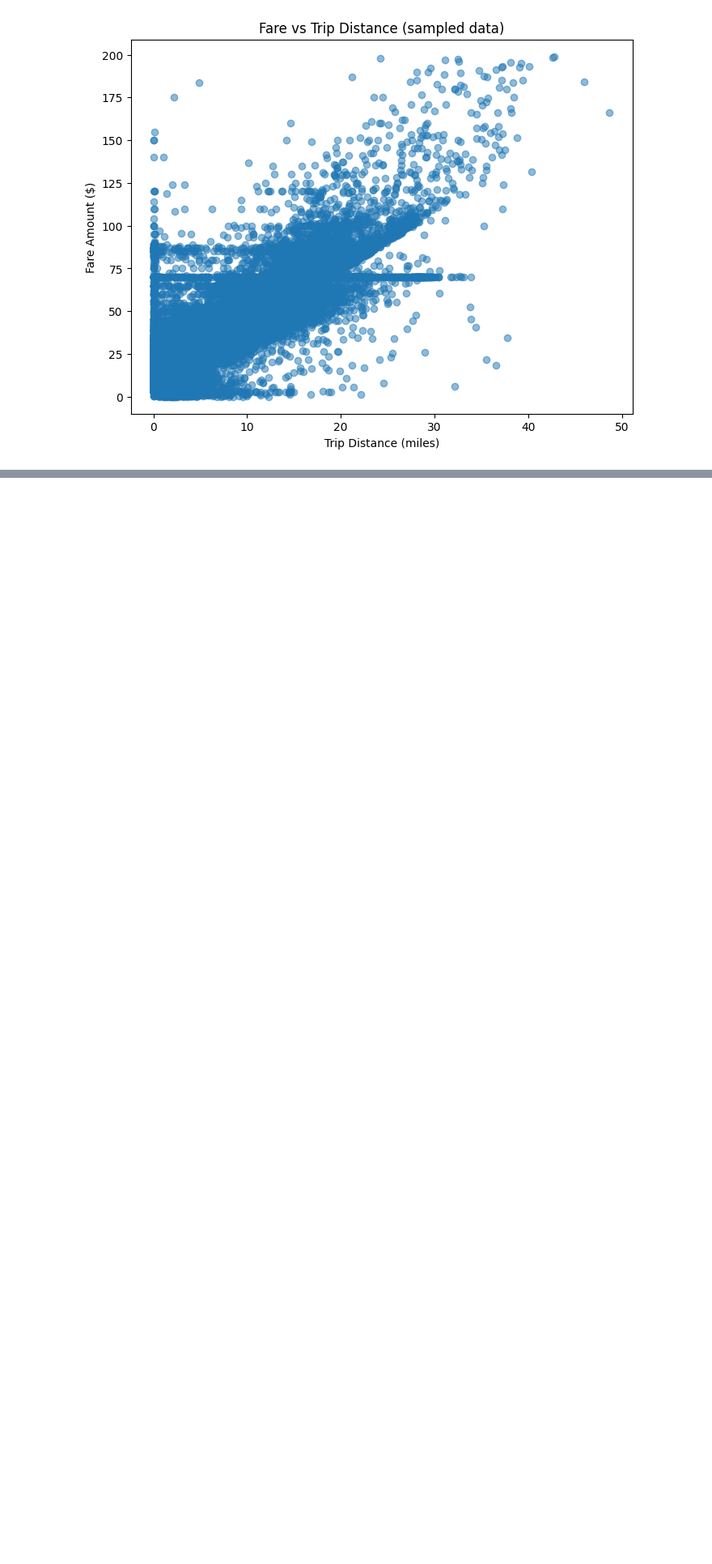
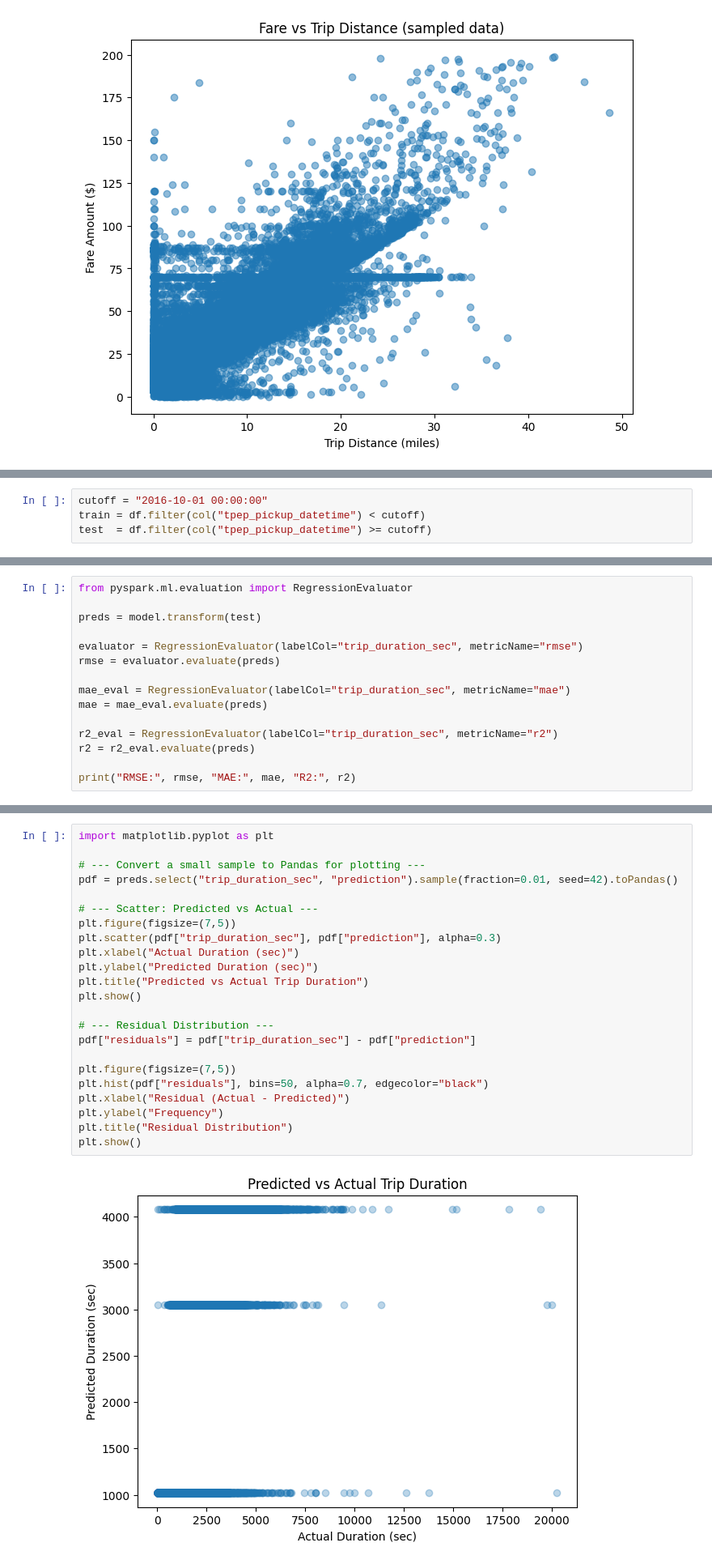
Before and after one commit to Bishnu2430/NYC-TLC, a Jupyter notebook: nyc-tlc.ipynb, the cells around one changed output, grey strips where cells are left out. Shown at 81% size. Cells and saved outputs as stored; diff of their text form; blank space fills up the shorter version.

```diff
--- a/nyc-tlc.ipynb
+++ b/nyc-tlc.ipynb
@@ -350,0 +362,4 @@ By leveraging big data technologies like **Hadoop + Spark**, we can transform ra
+# %%
+cutoff = "2016-10-01 00:00:00"
+train = df.filter(col("tpep_pickup_datetime") < cutoff)
+test  = df.filter(col("tpep_pickup_datetime") >= cutoff)
@@ -350,0 +381,15 @@ By leveraging big data technologies like **Hadoop + Spark**, we can transform ra
+# %%
+from pyspark.ml.evaluation import RegressionEvaluator
+
+preds = model.transform(test)
+
+evaluator = RegressionEvaluator(labelCol="trip_duration_sec", metricName="rmse")
+rmse = evaluator.evaluate(preds)
+
+mae_eval = RegressionEvaluator(labelCol="trip_duration_sec", metricName="mae")
+mae = mae_eval.evaluate(preds)
+
+r2_eval = RegressionEvaluator(labelCol="trip_duration_sec", metricName="r2")
+r2 = r2_eval.evaluate(preds)
+
+print("RMSE:", rmse, "MAE:", mae, "R2:", r2)
@@ -350,0 +404,25 @@ By leveraging big data technologies like **Hadoop + Spark**, we can transform ra
+# %%
+import matplotlib.pyplot as plt
+
+# --- Convert a small sample to Pandas for plotting ---
+pdf = preds.select("trip_duration_sec", "prediction").sample(fraction=0.01, seed=42).toPandas()
+
+# --- Scatter: Predicted vs Actual ---
+plt.figure(figsize=(7,5))
+plt.scatter(pdf["trip_duration_sec"], pdf["prediction"], alpha=0.3)
+plt.xlabel("Actual Duration (sec)")
+plt.ylabel("Predicted Duration (sec)")
+plt.title("Predicted vs Actual Trip Duration")
+plt.show()
+
+# --- Residual Distribution ---
+pdf["residuals"] = pdf["trip_duration_sec"] - pdf["prediction"]
+
+plt.figure(figsize=(7,5))
+plt.hist(pdf["residuals"], bins=50, alpha=0.7, edgecolor="black")
+plt.xlabel("Residual (Actual - Predicted)")
+plt.ylabel("Frequency")
+plt.title("Residual Distribution")
+plt.show()
+# %% [output]
+[figure, added]
```
Also changed, not shown: parts of 19 cells of this notebook.
